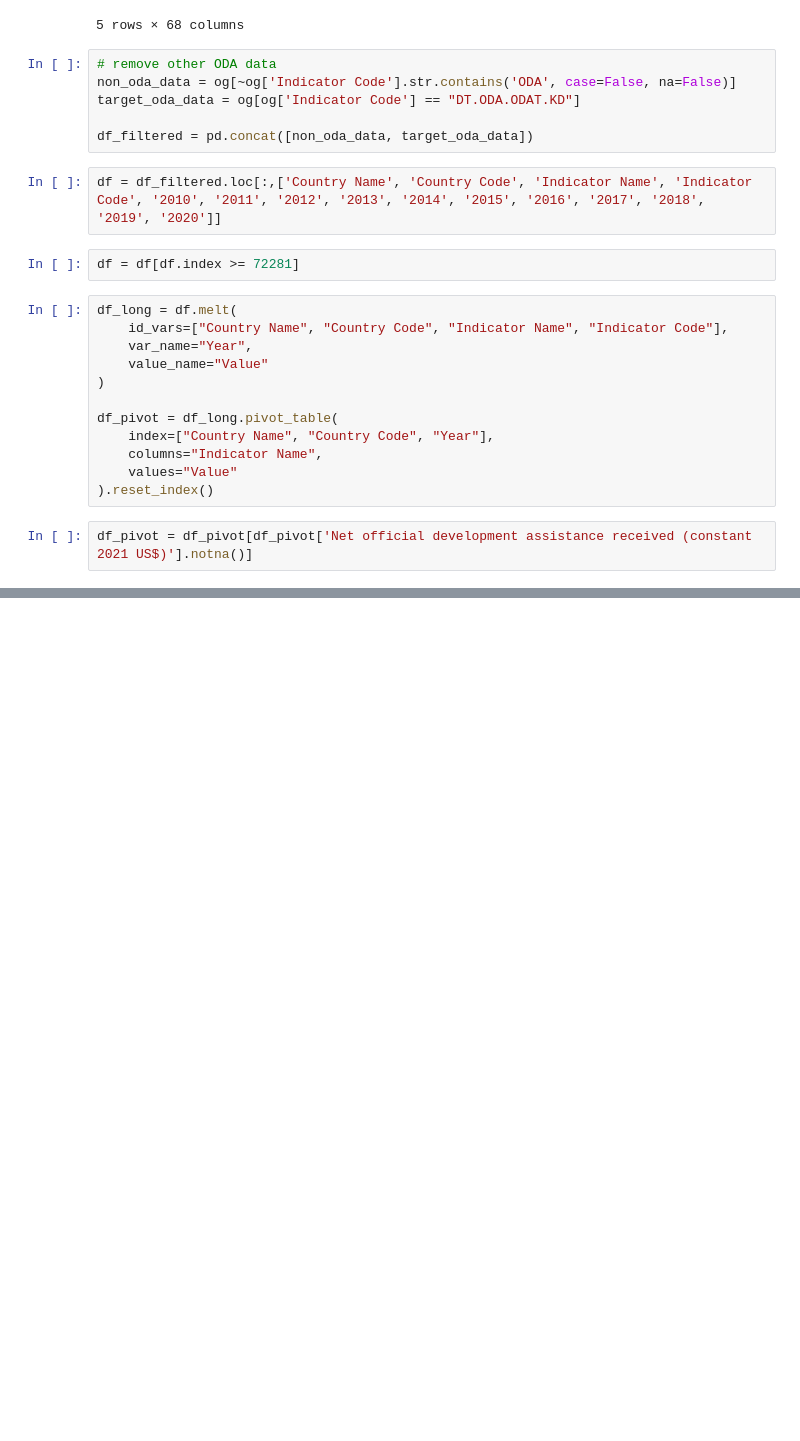
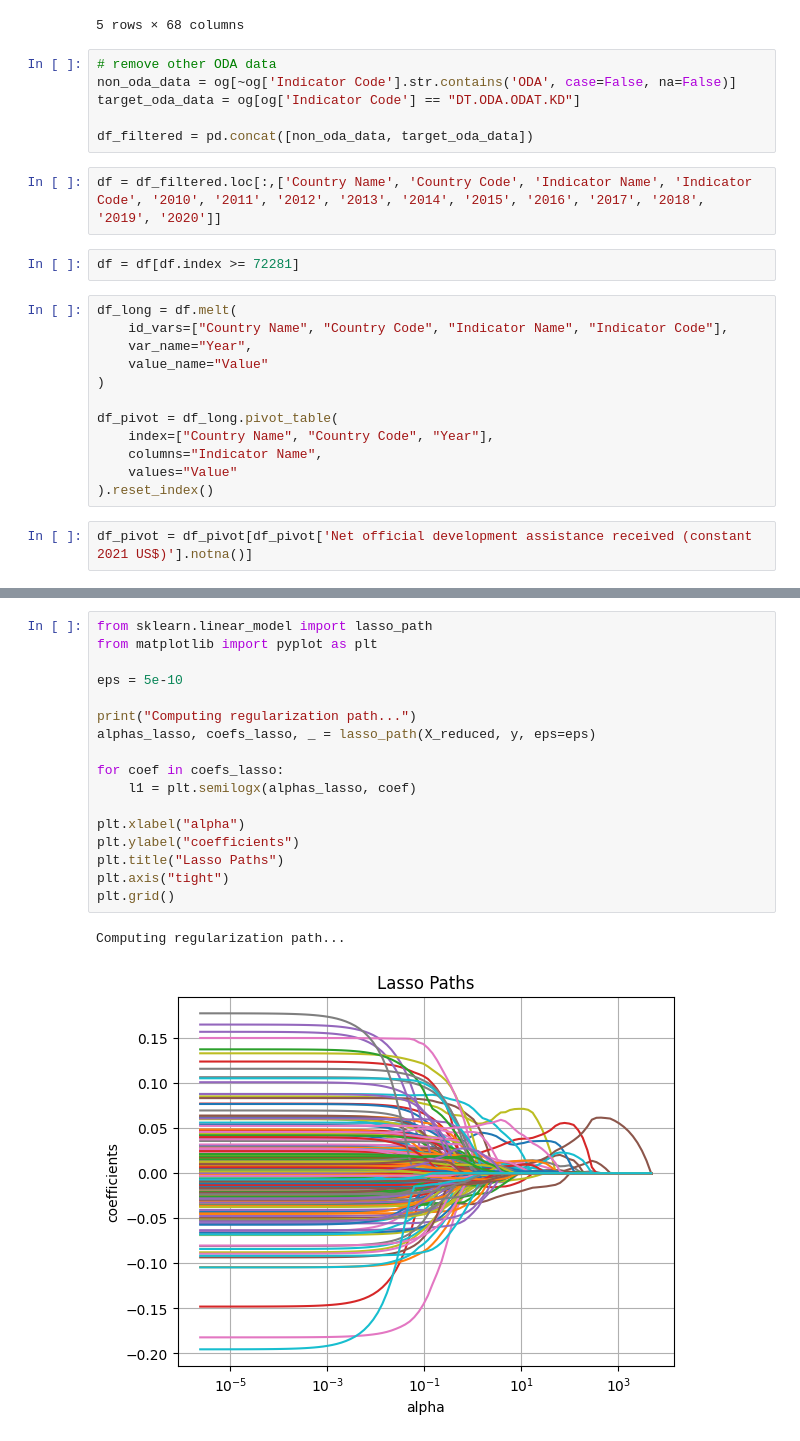
Before and after one commit to mseshan/DS3001Project, a Jupyter notebook: all_lasso.ipynb, the cells around one changed output, grey strips where cells are left out. Drawn from its saved outputs; the diff is of its cells as text; blank space fills up the shorter version.

Commit message:
modifying alpha - NOT WORKING

```diff
--- a/all_lasso.ipynb
+++ b/all_lasso.ipynb
@@ -122,0 +173,20 @@ print(top_20)
+# %%
+from sklearn.linear_model import lasso_path
+from matplotlib import pyplot as plt
+
+eps = 5e-10
+
+print("Computing regularization path...")
+alphas_lasso, coefs_lasso, _ = lasso_path(X_reduced, y, eps=eps)
+
+for coef in coefs_lasso:
+    l1 = plt.semilogx(alphas_lasso, coef)
+
+plt.xlabel("alpha")
+plt.ylabel("coefficients")
+plt.title("Lasso Paths")
+plt.axis("tight")
+plt.grid()
+# %% [output]
+Computing regularization path...
+[figure, added]
```
Also changed, not shown: parts of 4 cells of this notebook, 1 other file.
